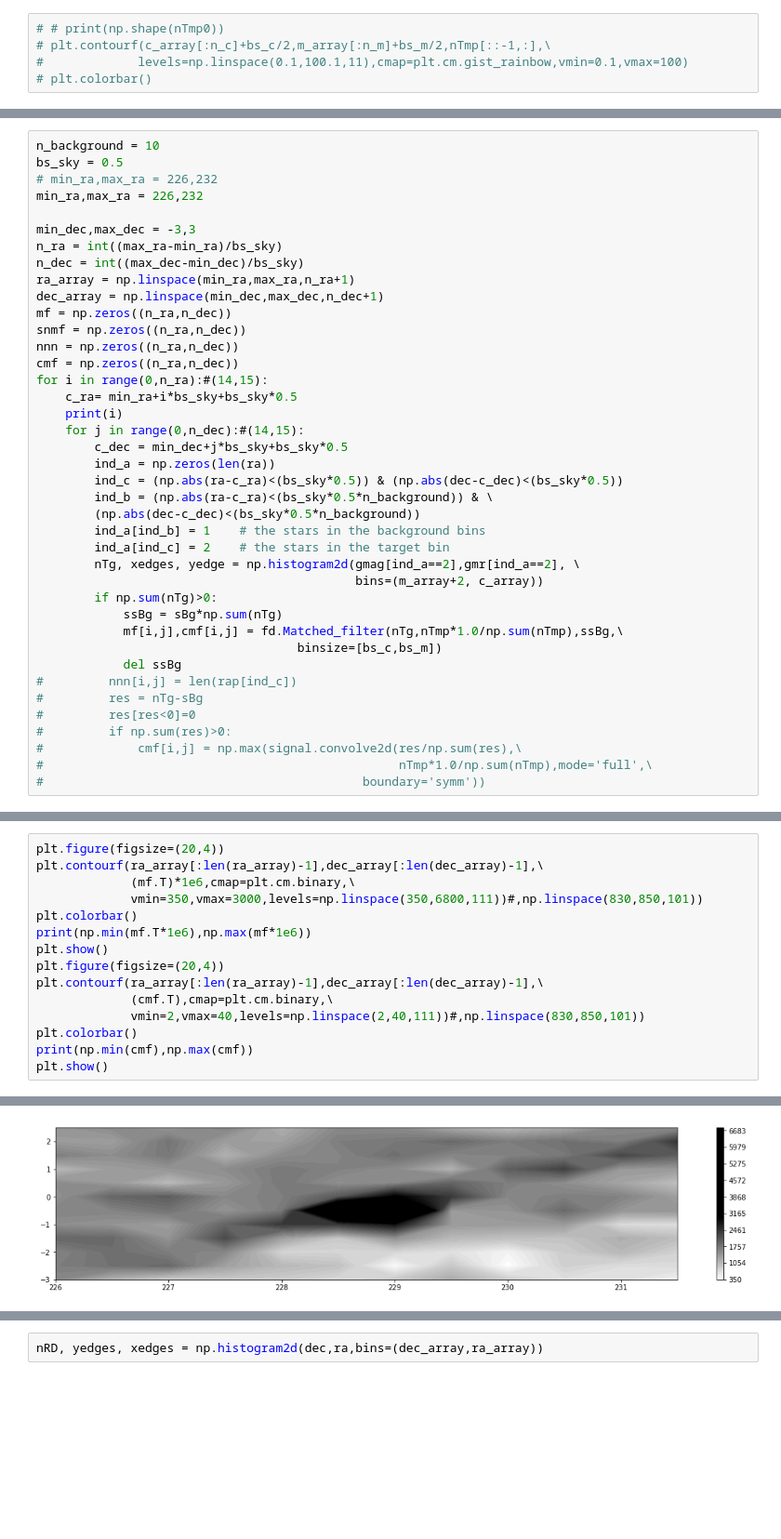
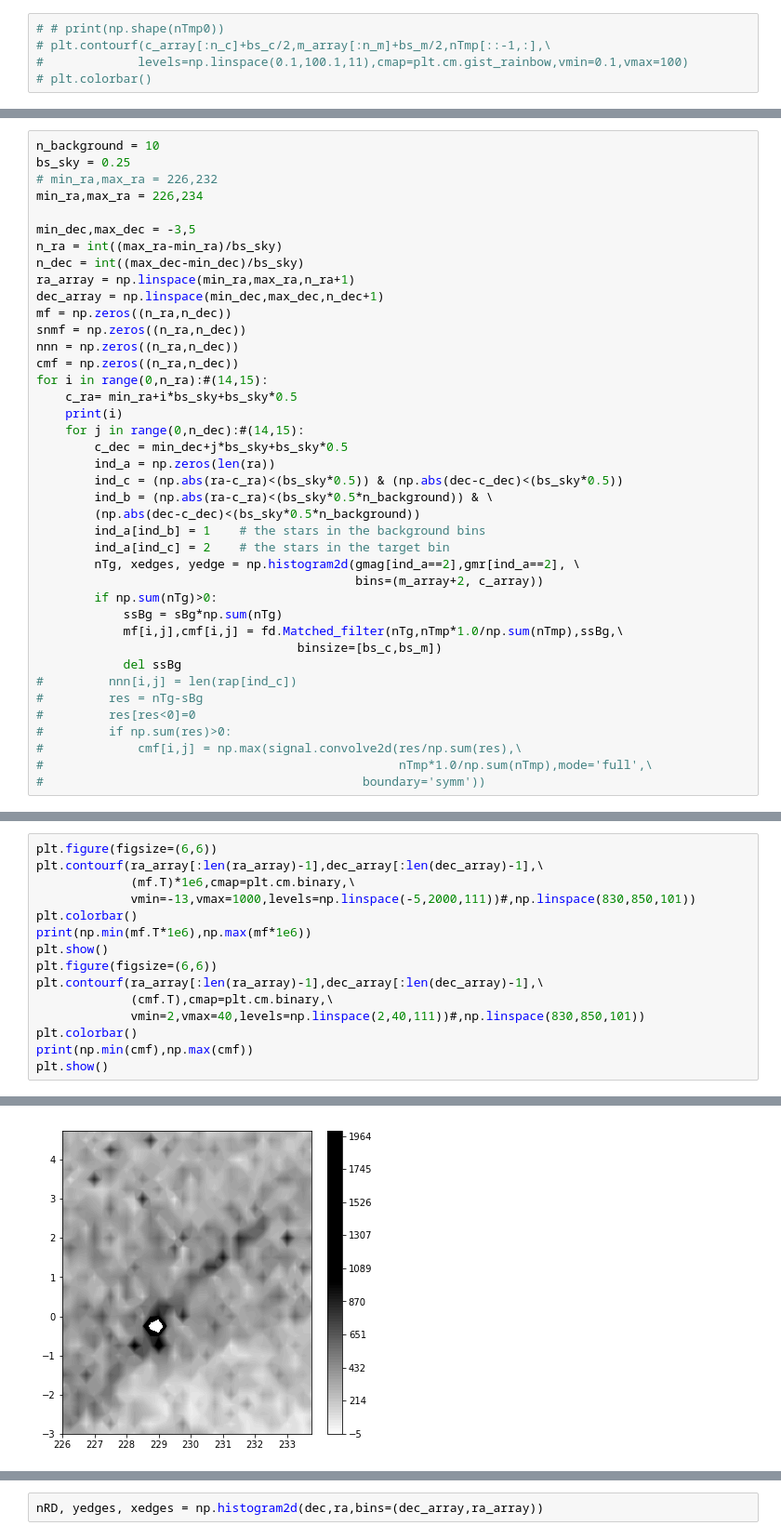
Before and after one commit to ht1an/DiscoverSubStructure, a Jupyter notebook: Matched_filter_test.ipynb, the cells around one changed output, grey strips where cells are left out. Shown at 93% size. Cells and saved outputs as stored; diff of their text form; blank space fills up the shorter version.

```diff
--- a/Matched_filter_test.ipynb
+++ b/Matched_filter_test.ipynb
@@ -102,10 +102,10 @@ plt.colorbar()
 # %%
 n_background = 10
-bs_sky = 0.5
+bs_sky = 0.25
 # min_ra,max_ra = 226,232
-min_ra,max_ra = 226,232
+min_ra,max_ra = 226,234
 
-min_dec,max_dec = -3,3
+min_dec,max_dec = -3,5
 n_ra = int((max_ra-min_ra)/bs_sky)
 n_dec = int((max_dec-min_dec)/bs_sky)
 ra_array = np.linspace(min_ra,max_ra,n_ra+1)
@@ -159,12 +164,12 @@ print(np.shape(mf),np.shape(xedges),np.shape(yedges))
 # %%
-plt.figure(figsize=(20,4))
+plt.figure(figsize=(6,6))
 plt.contourf(ra_array[:len(ra_array)-1],dec_array[:len(dec_array)-1],\
              (mf.T)*1e6,cmap=plt.cm.binary,\
-             vmin=350,vmax=3000,levels=np.linspace(350,6800,111))#,np.linspace(830,850,101))
+             vmin=-13,vmax=1000,levels=np.linspace(-5,2000,111))#,np.linspace(830,850,101))
 plt.colorbar()
 print(np.min(mf.T*1e6),np.max(mf*1e6))
 plt.show()
-plt.figure(figsize=(20,4))
+plt.figure(figsize=(6,6))
 plt.contourf(ra_array[:len(ra_array)-1],dec_array[:len(dec_array)-1],\
              (cmf.T),cmap=plt.cm.binary,\
              vmin=2,vmax=40,levels=np.linspace(2,40,111))#,np.linspace(830,850,101))
@@ -176 +181 @@ plt.show()
-[figure, old version]
+[figure, new version]
```
Also changed, not shown: parts of 8 cells of this notebook, 2 other files.
